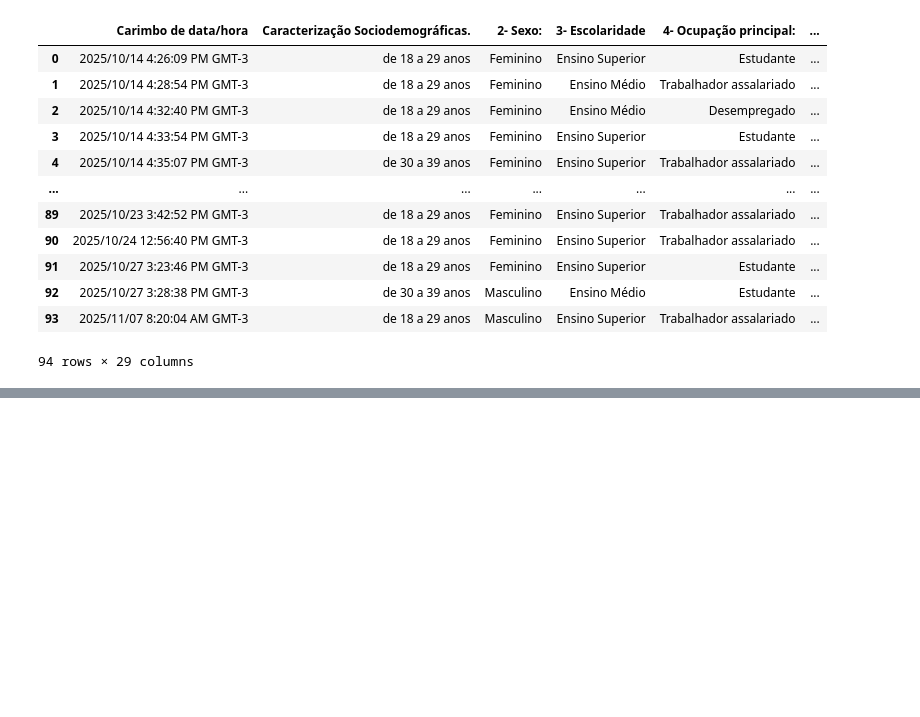
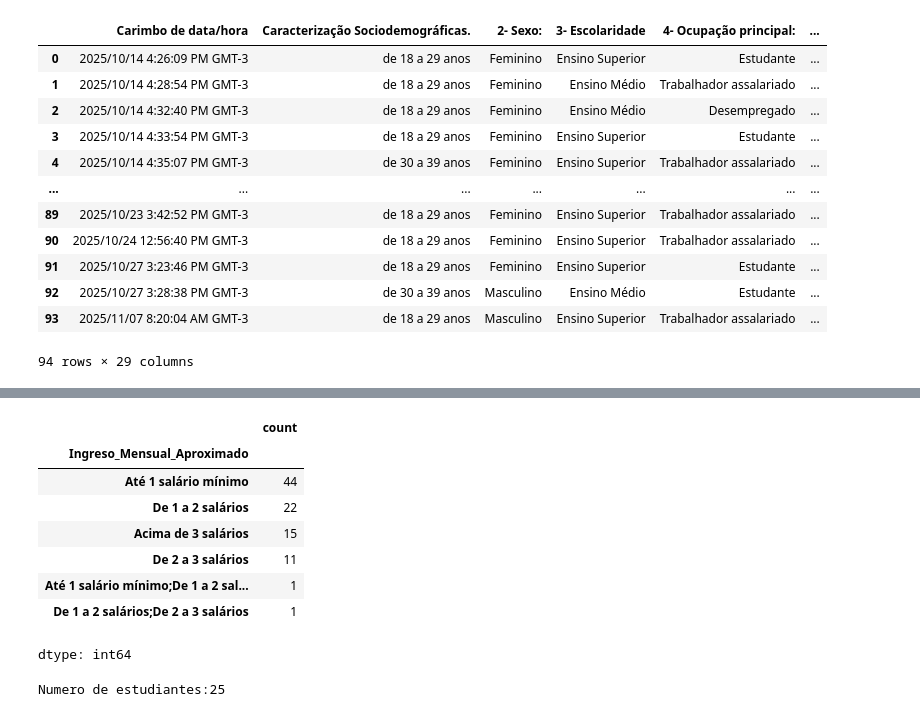
Before and after one commit to gqelito/redessociales, a Jupyter notebook: AnalisisRedesSociales.ipynb, the cells around one changed output, grey strips where cells are left out. Cells and saved outputs as stored; diff of their text form; code cells hidden in the pictures; blank space fills up the shorter version.

```diff
--- a/AnalisisRedesSociales.ipynb
+++ b/AnalisisRedesSociales.ipynb
@@ -76,0 +291,20 @@ df_redesSociales
+# %%
+#Numero de personas por ingreso (numero de salarios)
+conteo_ingresos=df_redesSociales['Ingreso_Mensual_Aproximado'].value_counts()
+display(conteo_ingresos)
+# %% [output]
+|  | count |
+| Ingreso_Mensual_Aproximado |  |
+| Até 1 salário mínimo | 44 |
+| De 1 a 2 salários | 22 |
+| Acima de 3 salários | 15 |
+| De 2 a 3 salários | 11 |
+| Até 1 salário mínimo;De 1 a 2 sal... | 1 |
+| De 1 a 2 salários;De 2 a 3 salários | 1 |
+dtype: int64
+# %%
+#Cuantas personas son estudiantes
+num_estudiantes = df_redesSociales[df_redesSociales['Ocupacion_Principal'] == 'Estudante'].shape[0]
+print(f"Numero de estudiantes:{num_estudiantes}")
+# %% [output]
+Numero de estudiantes:25
```
Also changed, not shown: parts of 14 cells of this notebook.
